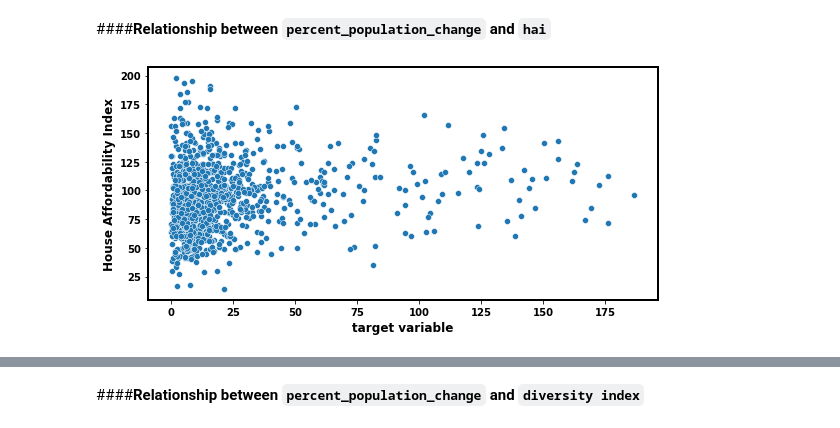
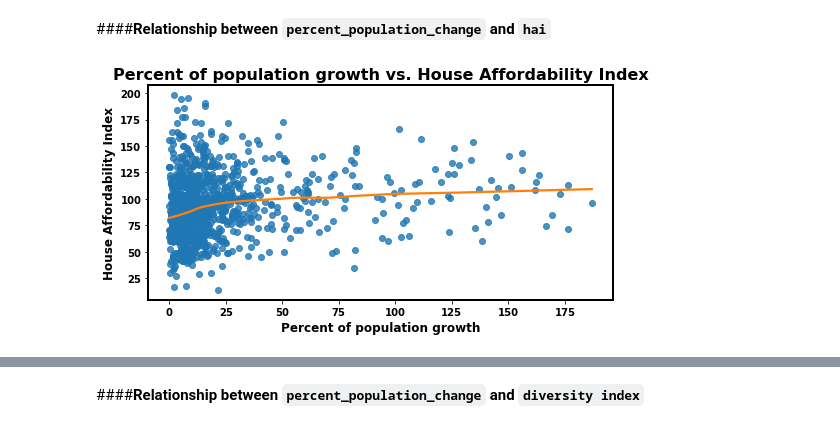
Before and after one commit to jiashenyue/ca-wui-pop-increase, a Jupyter notebook: analysis_notebook.ipynb, the cells around one changed output, grey strips where cells are left out. Cells and saved outputs as stored; diff of their text form; code cells hidden in the pictures.

```diff
--- a/analysis_notebook.ipynb
+++ b/analysis_notebook.ipynb
@@ -659,4 +664,0 @@ Index(['county', 'trend', 'wui_class'], dtype='object')
-# %%
-# add to the list for column names to keep
-cols_keep = cols_keep + ['wui_class']
-cols_keep
@@ -762,7 +753,8 @@ def scatter_plot(df, x, y, file_name='',
 
     # PLot
     fig, ax = plt.subplots(figsize=(8,4), facecolor='w');
-    sns.scatterplot(x=df[x], y=df[y], cmap=col_pal);
+    # sns.scatterplot(x=df[x], y=df[y], cmap=col_pal);
+    sns.regplot(x=df[x], y=df[y], lowess=True, line_kws={"color": "C1"});
 
     # Regression Line
     m, b, *_ = stats.linregress(df[x], df[y])
@@ -784,11 +776,11 @@ def scatter_plot(df, x, y, file_name='',
     plt.show;
 # %%
 scatter_plot(eda_df_upd, x=target_val,y='hai',
-            #  tit_lab = 'Annualized Population Growth Rate vs. House Affordability Index',
-             x_lab = 'target variable',
+             tit_lab = 'Percent of population growth vs. House Affordability Index',
+             x_lab = 'Percent of population growth',
              y_lab = 'House Affordability Index')
 # %% [output]
-[figure, old version]
+[figure, new version]
 # %% [markdown]
 **Findings**
 
```
Also changed, not shown: parts of 39 cells of this notebook.
